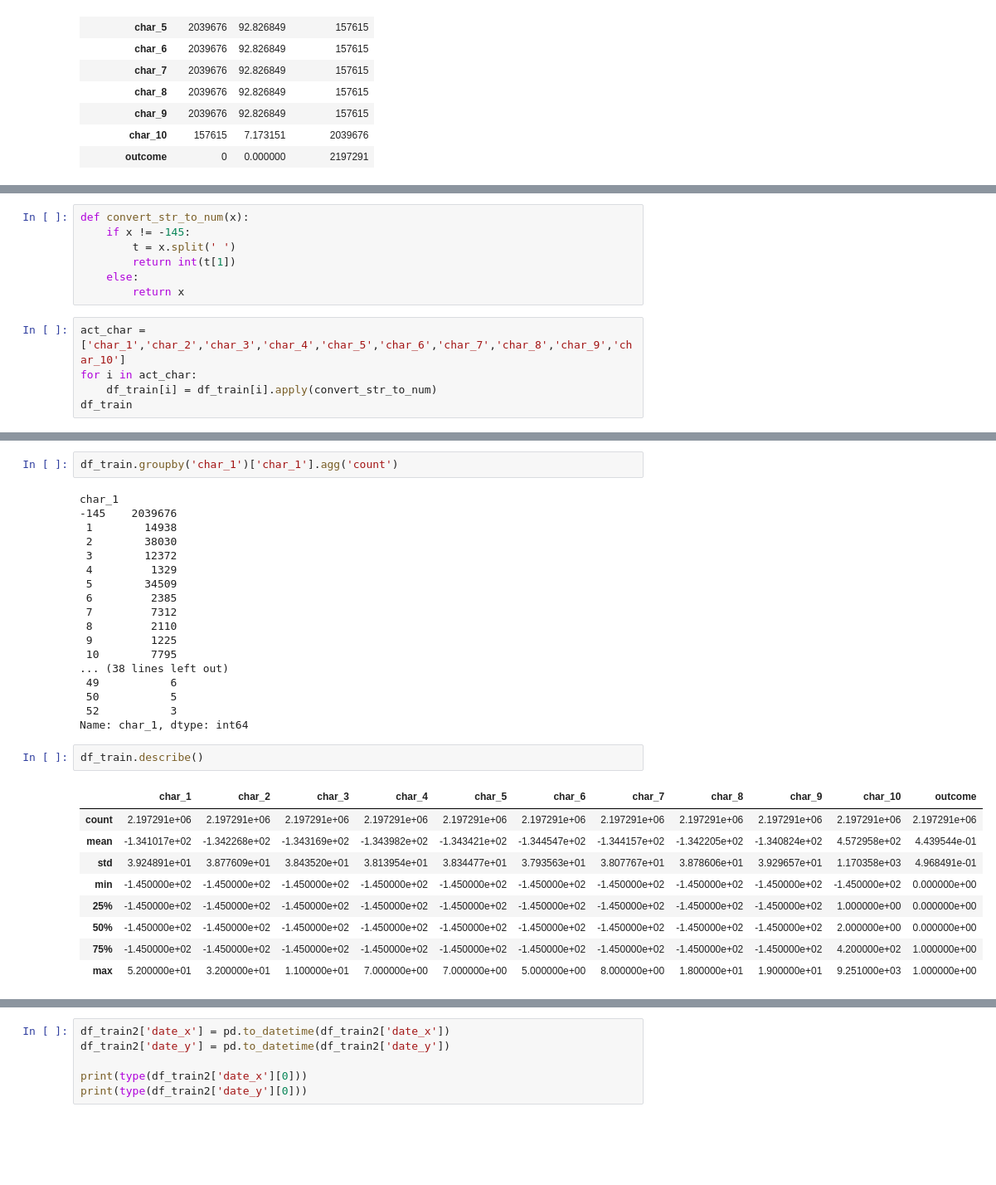
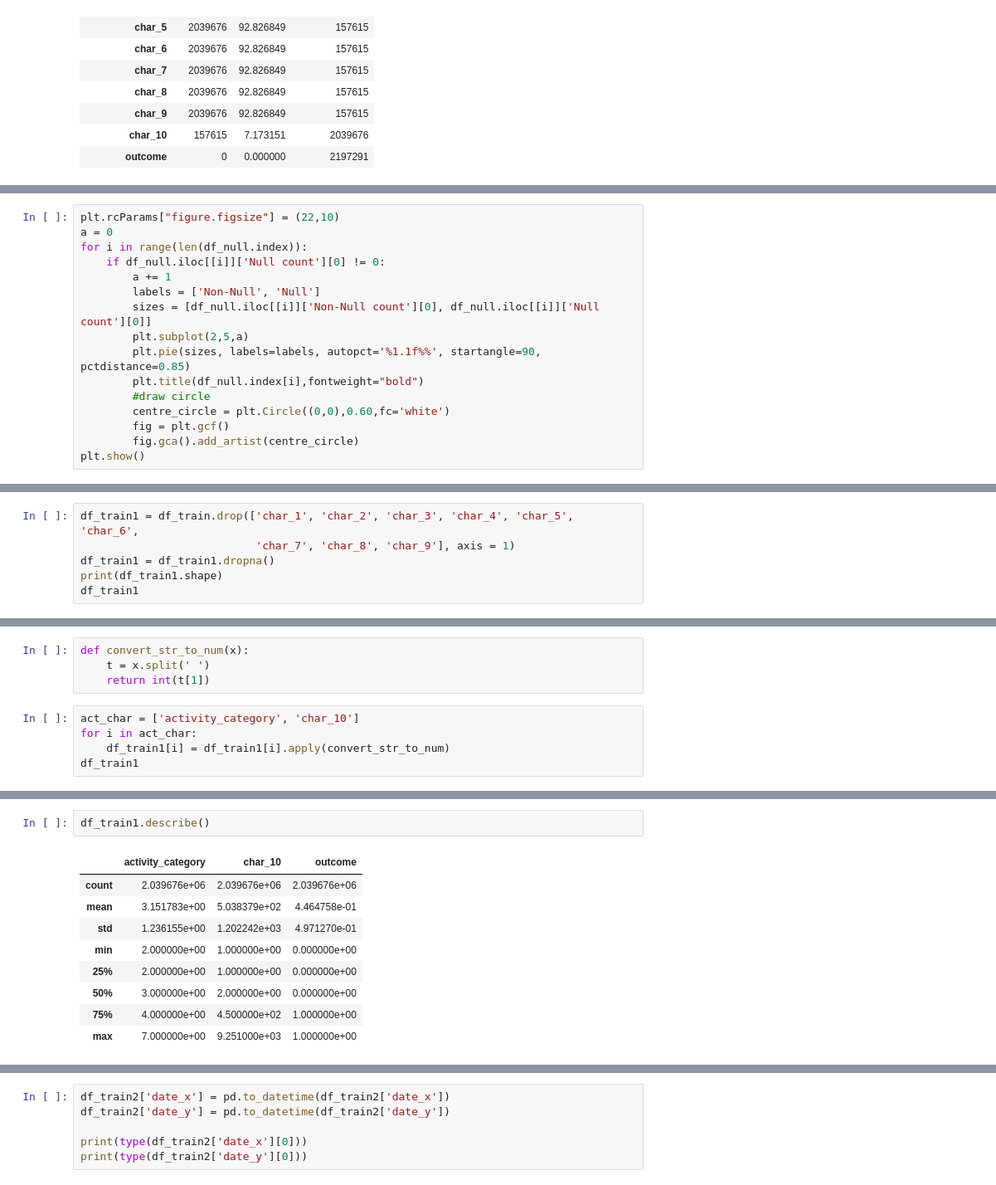
Before and after one commit to yash-meshram/predicting-red-hat-business-value, a Jupyter notebook: training.ipynb, the cells around one changed output, grey strips where cells are left out. Shown at 83% size. Drawn from its saved outputs; the diff is of its cells as text; blank space fills up the shorter version.

```diff
--- a/training.ipynb
+++ b/training.ipynb
@@ -141,0 +109,16 @@ for i in df_train['char_1']:
+# %%
+plt.rcParams["figure.figsize"] = (22,10)
+a = 0
+for i in range(len(df_null.index)):
+    if df_null.iloc[[i]]['Null count'][0] != 0:
+        a += 1
+        labels = ['Non-Null', 'Null']
+        sizes = [df_null.iloc[[i]]['Non-Null count'][0], df_null.iloc[[i]]['Null count'][0]]
+        plt.subplot(2,5,a)
+        plt.pie(sizes, labels=labels, autopct='%1.1f%%', startangle=90, pctdistance=0.85)
+        plt.title(df_null.index[i],fontweight="bold")
+        #draw circle
+        centre_circle = plt.Circle((0,0),0.60,fc='white')
+        fig = plt.gcf()
+        fig.gca().add_artist(centre_circle)
+plt.show()
@@ -141,0 +127,6 @@ for i in df_train['char_1']:
+# %%
+df_train1 = df_train.drop(['char_1', 'char_2', 'char_3', 'char_4', 'char_5', 'char_6',
+                           'char_7', 'char_8', 'char_9'], axis = 1)
+df_train1 = df_train1.dropna()
+print(df_train1.shape)
+df_train1
@@ -142,13 +158,10 @@ for i in df_train['char_1']:
 # %%
 def convert_str_to_num(x):
-    if x != -145:
-        t = x.split(' ')
-        return int(t[1])
-    else:
-        return x
+    t = x.split(' ')
+    return int(t[1])
 # %%
-act_char = ['char_1','char_2','char_3','char_4','char_5','char_6','char_7','char_8','char_9','char_10']
+act_char = ['activity_category', 'char_10']
 for i in act_char:
-    df_train[i] = df_train[i].apply(convert_str_to_num)
-df_train
+    df_train1[i] = df_train1[i].apply(convert_str_to_num)
+df_train1
 # %% [output]
@@ -168,32 +181,12 @@ df_train
-# %%
-df_train.groupby('char_1')['char_1'].agg('count')
-# %% [output]
-char_1
--145    2039676
- 1        14938
- 2        38030
- 3        12372
- 4         1329
- 5        34509
- 6         2385
- 7         7312
- 8         2110
- 9         1225
- 10        7795
-... (38 lines left out)
- 49           6
- 50           5
- 52           3
-Name: char_1, dtype: int64
 # %%
-df_train.describe()
+df_train1.describe()
 # %% [output]
-|  | char_1 | char_2 | char_3 | char_4 | char_5 | char_6 | char_7 | char_8 | char_9 | char_10 | outcome |
-| count | 2.197291e+06 | 2.197291e+06 | 2.197291e+06 | 2.197291e+06 | 2.197291e+06 | 2.197291e+06 | 2.197291e+06 | 2.197291e+06 | 2.197291e+06 | 2.197291e+06 | 2.197291e+06 |
-| mean | -1.341017e+02 | -1.342268e+02 | -1.343169e+02 | -1.343982e+02 | -1.343421e+02 | -1.344547e+02 | -1.344157e+02 | -1.342205e+02 | -1.340824e+02 | 4.572958e+02 | 4.439544e-01 |
-| std | 3.924891e+01 | 3.877609e+01 | 3.843520e+01 | 3.813954e+01 | 3.834477e+01 | 3.793563e+01 | 3.807767e+01 | 3.878606e+01 | 3.929657e+01 | 1.170358e+03 | 4.968491e-01 |
-| min | -1.450000e+02 | -1.450000e+02 | -1.450000e+02 | -1.450000e+02 | -1.450000e+02 | -1.450000e+02 | -1.450000e+02 | -1.450000e+02 | -1.450000e+02 | -1.450000e+02 | 0.000000e+00 |
-| 25% | -1.450000e+02 | -1.450000e+02 | -1.450000e+02 | -1.450000e+02 | -1.450000e+02 | -1.450000e+02 | -1.450000e+02 | -1.450000e+02 | -1.450000e+02 | 1.000000e+00 | 0.000000e+00 |
-| 50% | -1.450000e+02 | -1.450000e+02 | -1.450000e+02 | -1.450000e+02 | -1.450000e+02 | -1.450000e+02 | -1.450000e+02 | -1.450000e+02 | -1.450000e+02 | 2.000000e+00 | 0.000000e+00 |
-| 75% | -1.450000e+02 | -1.450000e+02 | -1.450000e+02 | -1.450000e+02 | -1.450000e+02 | -1.450000e+02 | -1.450000e+02 | -1.450000e+02 | -1.450000e+02 | 4.200000e+02 | 1.000000e+00 |
-| max | 5.200000e+01 | 3.200000e+01 | 1.100000e+01 | 7.000000e+00 | 7.000000e+00 | 5.000000e+00 | 8.000000e+00 | 1.800000e+01 | 1.900000e+01 | 9.251000e+03 | 1.000000e+00 |
+|  | activity_category | char_10 | outcome |
+| count | 2.039676e+06 | 2.039676e+06 | 2.039676e+06 |
+| mean | 3.151783e+00 | 5.038379e+02 | 4.464758e-01 |
+| std | 1.236155e+00 | 1.202242e+03 | 4.971270e-01 |
+| min | 2.000000e+00 | 1.000000e+00 | 0.000000e+00 |
+| 25% | 2.000000e+00 | 1.000000e+00 | 0.000000e+00 |
+| 50% | 3.000000e+00 | 2.000000e+00 | 0.000000e+00 |
+| 75% | 4.000000e+00 | 4.500000e+02 | 1.000000e+00 |
+| max | 7.000000e+00 | 9.251000e+03 | 1.000000e+00 |
```
Also changed, not shown: parts of 24 cells of this notebook.
